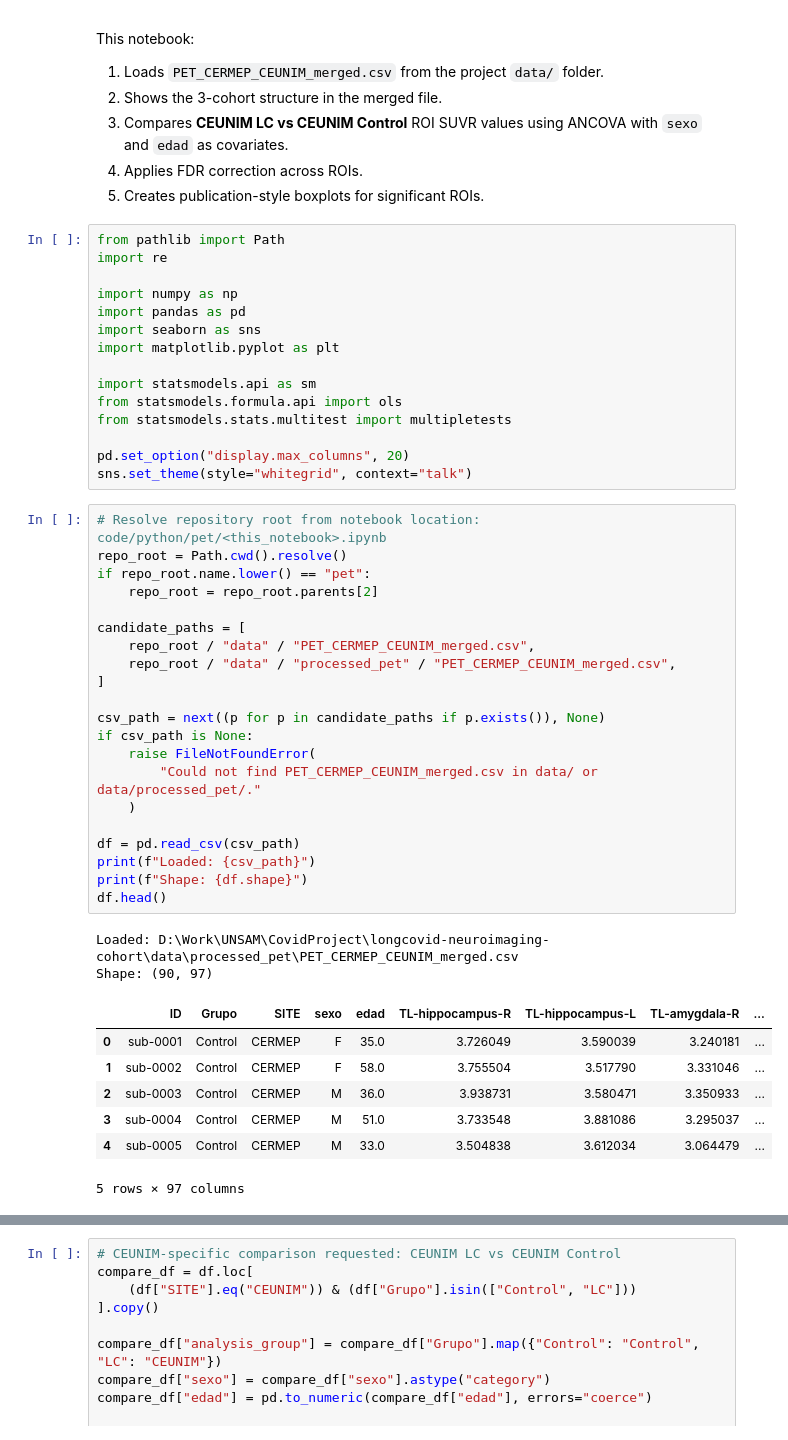
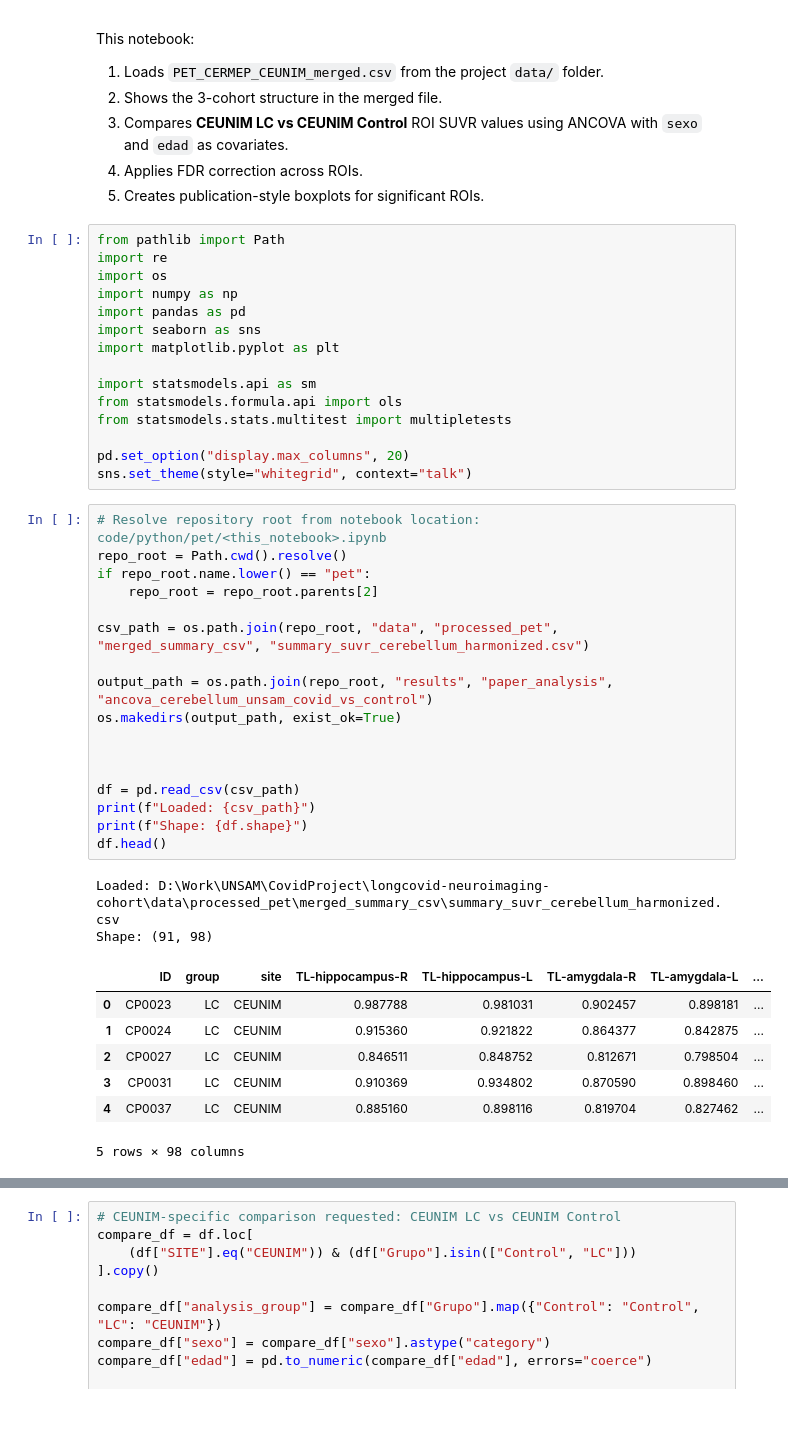
Before and after one commit to mabelzunce/longcovid-neuroimaging-cohort, a Jupyter notebook: code/python/pet/fdg_ancova_ceunim_vs_control.ipynb, the cells around one changed output, grey strips where cells are left out. Cells and saved outputs as stored; diff of their text form; blank space fills up the shorter version.

Commit message:
Reorgansing the folders and stareting with the ancovas again.

```diff
--- a/code/python/pet/fdg_ancova_ceunim_vs_control.ipynb
+++ b/code/python/pet/fdg_ancova_ceunim_vs_control.ipynb
@@ -10,7 +10,7 @@ This notebook:
 # %%
 from pathlib import Path
 import re
-
+import os
 import numpy as np
 import pandas as pd
 import seaborn as sns
@@ -25,34 +25,30 @@ sns.set_theme(style="whitegrid", context="talk")
 # %%
 # Resolve repository root from notebook location: code/python/pet/<this_notebook>.ipynb
 repo_root = Path.cwd().resolve()
 if repo_root.name.lower() == "pet":
     repo_root = repo_root.parents[2]
 
-candidate_paths = [
-    repo_root / "data" / "PET_CERMEP_CEUNIM_merged.csv",
-    repo_root / "data" / "processed_pet" / "PET_CERMEP_CEUNIM_merged.csv",
-]
+csv_path = os.path.join(repo_root, "data", "processed_pet", "merged_summary_csv", "summary_suvr_cerebellum_harmonized.csv")
 
-csv_path = next((p for p in candidate_paths if p.exists()), None)
-if csv_path is None:
-    raise FileNotFoundError(
-        "Could not find PET_CERMEP_CEUNIM_merged.csv in data/ or data/processed_pet/."
-    )
+output_path = os.path.join(repo_root, "results", "paper_analysis", "ancova_cerebellum_unsam_covid_vs_control")
+os.makedirs(output_path, exist_ok=True)
+
+
 
 df = pd.read_csv(csv_path)
 print(f"Loaded: {csv_path}")
 print(f"Shape: {df.shape}")
 df.head()
 # %% [output]
-Loaded: D:\Work\UNSAM\CovidProject\longcovid-neuroimaging-cohort\data\processed_pet\PET_CERMEP_CEUNIM_merged.csv
-Shape: (90, 97)
+Loaded: D:\Work\UNSAM\CovidProject\longcovid-neuroimaging-cohort\data\processed_pet\merged_summary_csv\summary_suvr_cerebellum_harmonized.csv
+Shape: (91, 98)
-|  | ID | Grupo | SITE | sexo | edad | TL-hippocampus-R | TL-hippocampus-L | TL-amygdala-R | ... |
-| 0 | sub-0001 | Control | CERMEP | F | 35.0 | 3.726049 | 3.590039 | 3.240181 | ... |
-| 1 | sub-0002 | Control | CERMEP | F | 58.0 | 3.755504 | 3.517790 | 3.331046 | ... |
-| 2 | sub-0003 | Control | CERMEP | M | 36.0 | 3.938731 | 3.580471 | 3.350933 | ... |
-| 3 | sub-0004 | Control | CERMEP | M | 51.0 | 3.733548 | 3.881086 | 3.295037 | ... |
-| 4 | sub-0005 | Control | CERMEP | M | 33.0 | 3.504838 | 3.612034 | 3.064479 | ... |
+|  | ID | group | site | TL-hippocampus-R | TL-hippocampus-L | TL-amygdala-R | TL-amygdala-L | ... |
+| 0 | CP0023 | LC | CEUNIM | 0.987788 | 0.981031 | 0.902457 | 0.898181 | ... |
+| 1 | CP0024 | LC | CEUNIM | 0.915360 | 0.921822 | 0.864377 | 0.842875 | ... |
+| 2 | CP0027 | LC | CEUNIM | 0.846511 | 0.848752 | 0.812671 | 0.798504 | ... |
+| 3 | CP0031 | LC | CEUNIM | 0.910369 | 0.934802 | 0.870590 | 0.898460 | ... |
+| 4 | CP0037 | LC | CEUNIM | 0.885160 | 0.898116 | 0.819704 | 0.827462 | ... |
-5 rows × 97 columns
+5 rows × 98 columns
 # %%
 required_cols = ["Grupo", "SITE", "sexo", "edad"]
 missing_required = [c for c in required_cols if c not in df.columns]
```
Also changed, not shown: parts of 3 cells of this notebook, 20 other files.
